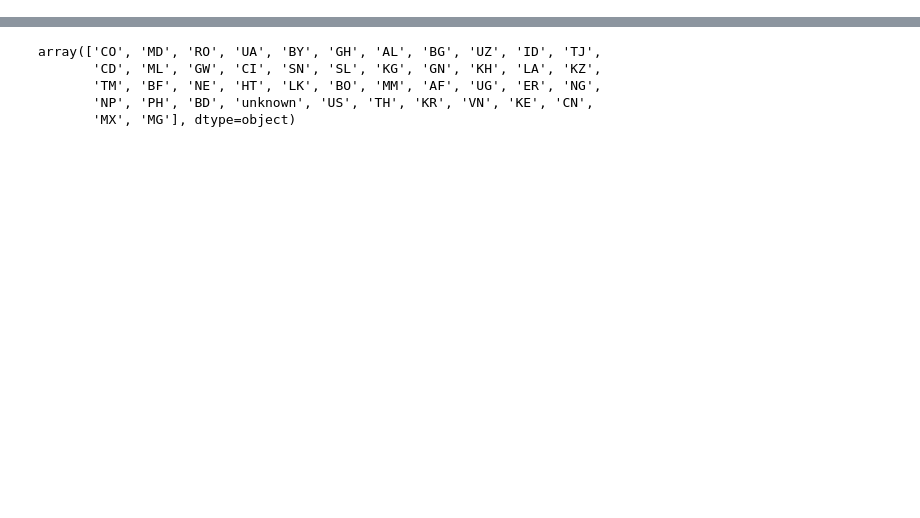
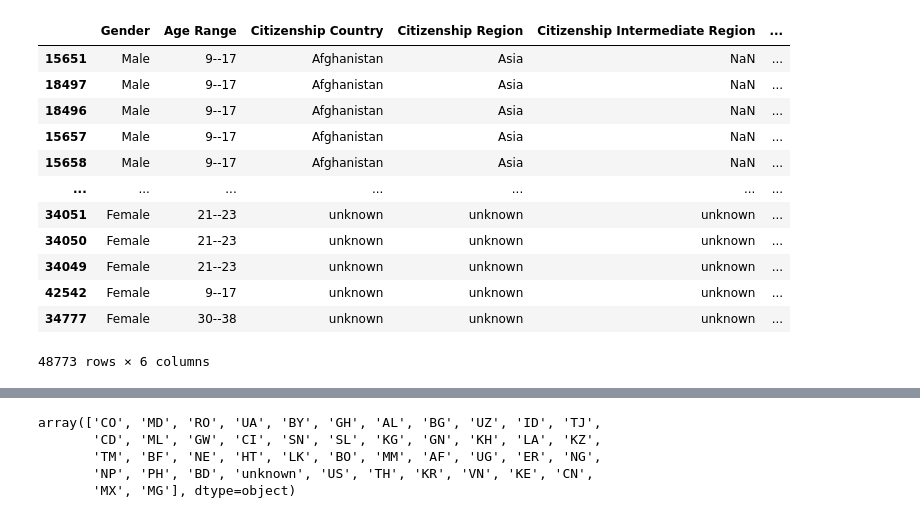
Before and after one commit to saronraut/Human-Trafficking-Awareness, a Jupyter notebook: Liz_working_files/Where_are_they_from.ipynb, the cells around one changed output, grey strips where cells are left out. Saved outputs shown, nothing was run; the diff lists cells and outputs as text; code cells hidden in the pictures; blank space fills up the shorter version.

```diff
--- a/Liz_working_files/Where_are_they_from.ipynb
+++ b/Liz_working_files/Where_are_they_from.ipynb
@@ -5,11 +5,11 @@ import numpy as np
 import matplotlib.pyplot as plt
 import scipy.stats as st
 from scipy.stats import linregress
+import pycountry
 
 
 #data file to work with
-file = 'cleanData/CleanFullDataSet.csv'
+file = '../cleanData/CleanFullDataSet.csv'
 
 #read data file
 clean_data = pd.read_csv(file, low_memory = False)
-clean_data.head()
@@ -23,0 +16,4 @@ clean_data.head()
+# %%
+# show the columns related to citizenship data
+citizen_df = pd.DataFrame(clean_data[['gender', 'ageBroad', 'Citizenship Country', 'Citizenship Region', 'Citizenship Intermediate Region', 'Citizenship Sub-Region']])
+citizen_df.head()
@@ -23,0 +27,3 @@ clean_data.head()
+# %%
+citizen_df_renamed = citizen_df.rename(columns = {'gender' : 'Gender', 'ageBroad' : 'Age Range',})
+citizen_df_renamed.head()
@@ -23,0 +72,17 @@ clean_data.head()
+# %%
+alphabetized = citizen_df_renamed.sort_values(by=['Citizenship Country'])
+alphabetized
+# %% [output]
+|  | Gender | Age Range | Citizenship Country | Citizenship Region | Citizenship Intermediate Region | ... |
+| 15651 | Male | 9--17 | Afghanistan | Asia | NaN | ... |
+| 18497 | Male | 9--17 | Afghanistan | Asia | NaN | ... |
+| 18496 | Male | 9--17 | Afghanistan | Asia | NaN | ... |
+| 15657 | Male | 9--17 | Afghanistan | Asia | NaN | ... |
+| 15658 | Male | 9--17 | Afghanistan | Asia | NaN | ... |
+| ... | ... | ... | ... | ... | ... | ... |
+| 34051 | Female | 21--23 | unknown | unknown | unknown | ... |
+| 34050 | Female | 21--23 | unknown | unknown | unknown | ... |
+| 34049 | Female | 21--23 | unknown | unknown | unknown | ... |
+| 42542 | Female | 9--17 | unknown | unknown | unknown | ... |
+| 34777 | Female | 30--38 | unknown | unknown | unknown | ... |
+48773 rows × 6 columns
```
Also changed, not shown: parts of 19 cells of this notebook.
